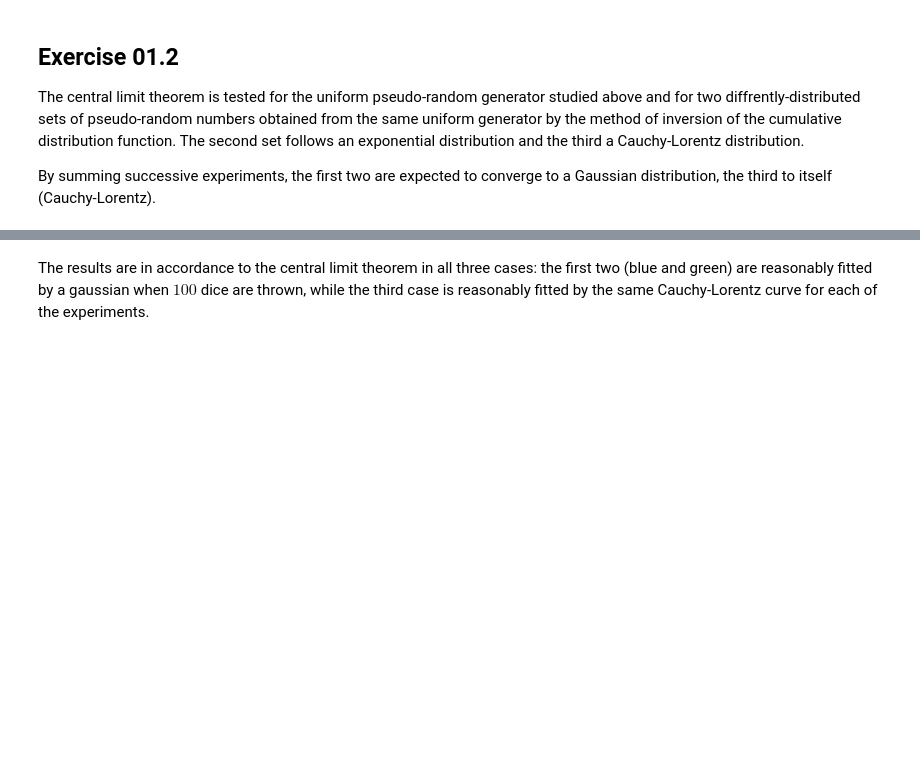
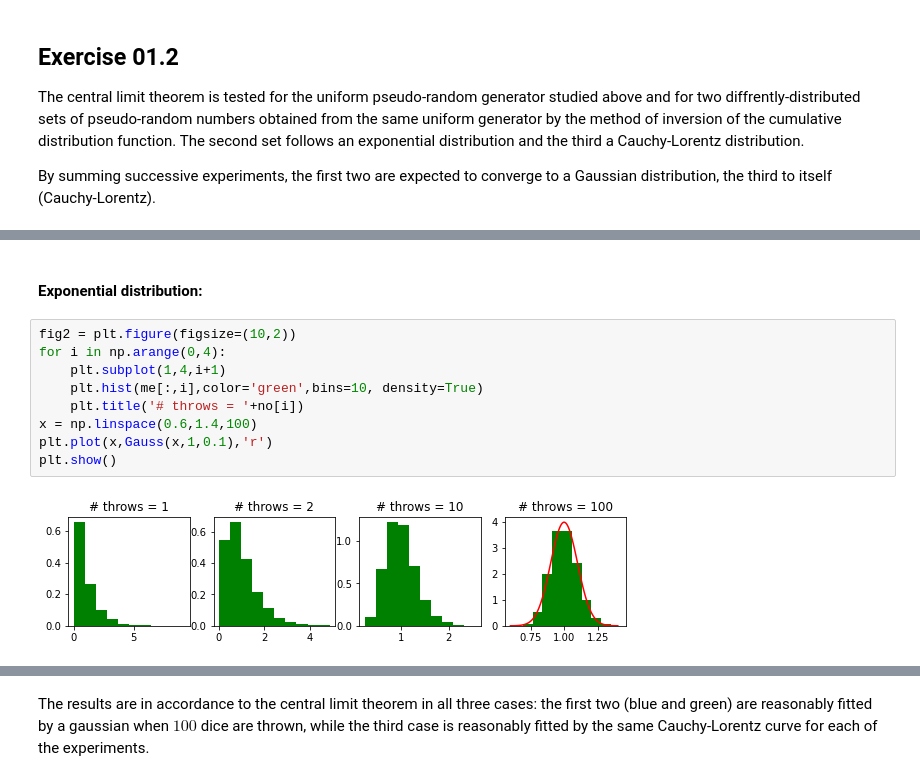
Before and after one commit to stebigoni/numerical-simulation-lab, a Jupyter notebook: Exercise01/Exercise01.ipynb, the cells around one changed output, grey strips where cells are left out. Drawn from its saved outputs; the diff is of its cells as text; blank space fills up the shorter version.

```diff
--- a/Exercise01/Exercise01.ipynb
+++ b/Exercise01/Exercise01.ipynb
@@ -129,0 +111,13 @@ plt.show()
+# %% [markdown]
+#### Exponential distribution:
+# %%
+fig2 = plt.figure(figsize=(10,2))
+for i in np.arange(0,4):
+    plt.subplot(1,4,i+1)
+    plt.hist(me[:,i],color='green',bins=10, density=True)
+    plt.title('# throws = '+no[i])
+x = np.linspace(0.6,1.4,100)
+plt.plot(x,Gauss(x,1,0.1),'r')
+plt.show()
+# %% [output]
+[figure, added]
```
Also changed, not shown: parts of 15 cells of this notebook, 5 other files.
